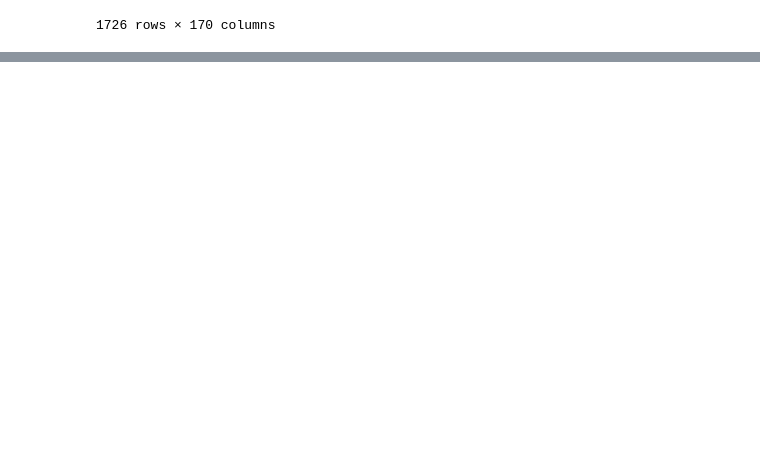
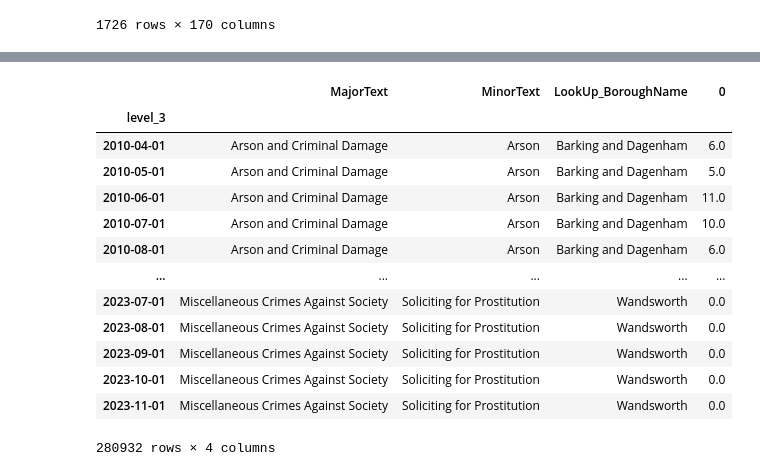
Before and after one commit to JamieW365/londoncrime, a Jupyter notebook: notebooks/exploratory/jw-1-initial-exploration.ipynb, the cells around one changed output, grey strips where cells are left out. Cells and saved outputs as stored; diff of their text form; code cells hidden in the pictures; blank space fills up the shorter version.

```diff
--- a/notebooks/exploratory/jw-1-initial-exploration.ipynb
+++ b/notebooks/exploratory/jw-1-initial-exploration.ipynb
@@ -451,0 +531,18 @@ len(df_historical), len(df_unique)
+# %%
+df_reshaped.set_index('level_3', inplace=True)
+df_reshaped
+# %% [output]
+|  | MajorText | MinorText | LookUp_BoroughName | 0 |
+| level_3 |  |  |  |  |
+| 2010-04-01 | Arson and Criminal Damage | Arson | Barking and Dagenham | 6.0 |
+| 2010-05-01 | Arson and Criminal Damage | Arson | Barking and Dagenham | 5.0 |
+| 2010-06-01 | Arson and Criminal Damage | Arson | Barking and Dagenham | 11.0 |
+| 2010-07-01 | Arson and Criminal Damage | Arson | Barking and Dagenham | 10.0 |
+| 2010-08-01 | Arson and Criminal Damage | Arson | Barking and Dagenham | 6.0 |
+| ... | ... | ... | ... | ... |
+| 2023-07-01 | Miscellaneous Crimes Against Society | Soliciting for Prostitution | Wandsworth | 0.0 |
+| 2023-08-01 | Miscellaneous Crimes Against Society | Soliciting for Prostitution | Wandsworth | 0.0 |
+| 2023-09-01 | Miscellaneous Crimes Against Society | Soliciting for Prostitution | Wandsworth | 0.0 |
+| 2023-10-01 | Miscellaneous Crimes Against Society | Soliciting for Prostitution | Wandsworth | 0.0 |
+| 2023-11-01 | Miscellaneous Crimes Against Society | Soliciting for Prostitution | Wandsworth | 0.0 |
+280932 rows × 4 columns
```
Also changed, not shown: parts of 12 cells of this notebook.
